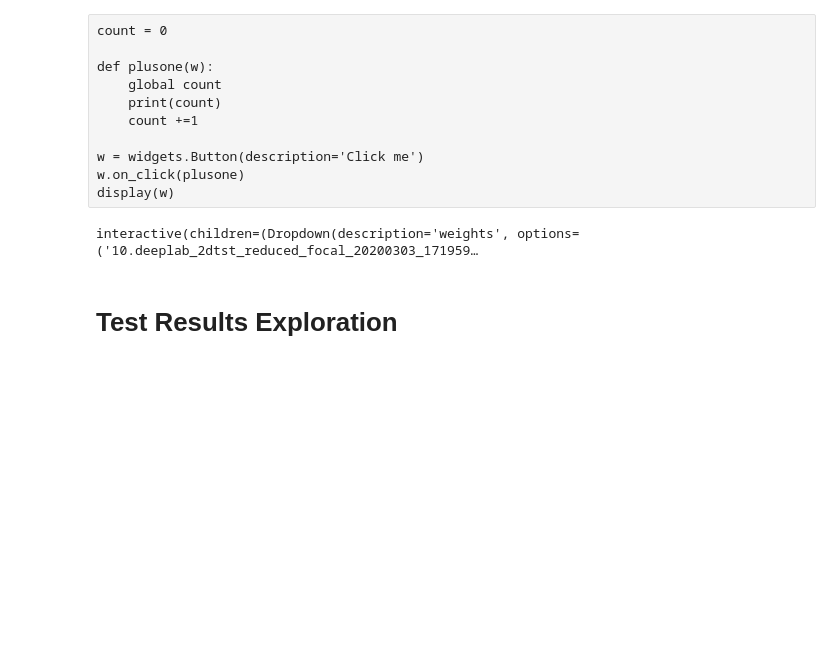
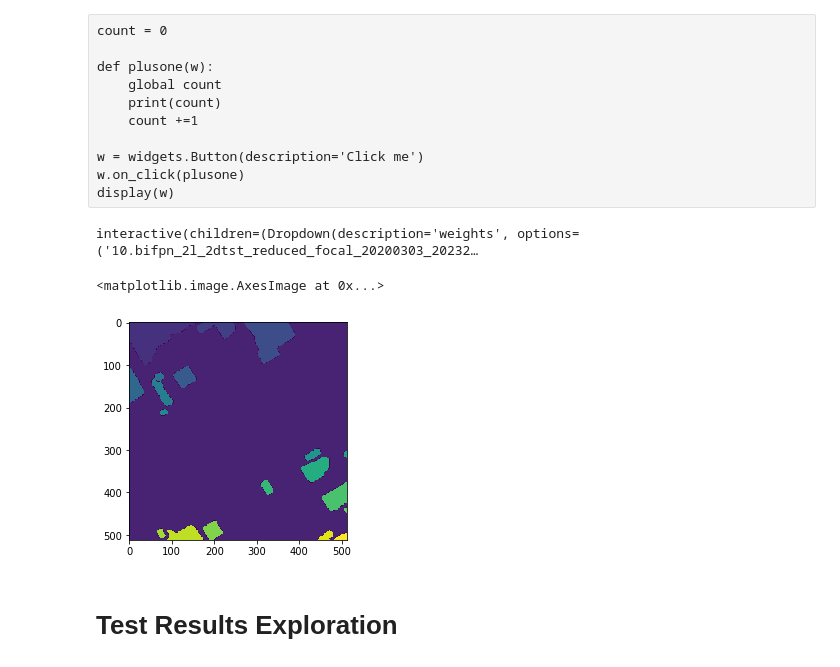
Before and after one commit to bonlime/opencities, a Jupyter notebook: 3. Results Exploration.ipynb, the cells around one changed output. Saved outputs shown, nothing was run; the diff lists cells and outputs as text; code cells hidden in the pictures; blank space fills up the shorter version.

```diff
--- a/3. Results Exploration.ipynb
+++ b/3. Results Exploration.ipynb
@@ -81,16 +97,20 @@ TEST_LOADER = iter(test_loader)
 _, IMGS , _ = next(TEST_LOADER)
 MASKS = torch.zeros_like(IMGS)
 IMGS, MASKS = IMGS.cuda(), MASKS.cuda()
+# %%
+SINGLE_IMG, SINGLE_PRED = None, None
 # %%
 @interact(
     weights=sorted(os.listdir("logs/")),
     N=widgets.IntSlider(min=0, max=BS-1, continuous_update=True),
     thr=widgets.FloatSlider(0.5, min=0.2, max=0.8, step=0.1, continuous_update=False),
 )
-def foo(weights=None, N=0, thr=0.5, adaptive_thr=False, use_tta=False):
+def foo(weights=None, N=0, thr=0.5, adaptive_thr=False, use_tta=False, equilize=False, detect_edges=False, watershed=False, overlay_pred=False):
     global PREV_WEIGHTS
     global PREDS
     global PREDS_TTA
+    global SINGLE_IMG
+    global SINGLE_PRED
 #     global PREV_IMGS_MASKS_PREDS
 
     if weights is None:
@@ -104,7 +124,7 @@ def foo(weights=None, N=0, thr=0.5, adaptive_thr=False, use_tta=False):
         model = MODEL_FROM_NAME[config["segm_arch"]](config["arch"], **config.get("model_params", {})).cuda()
         model.load_state_dict(torch.load(log_path + 'model.chpn')["state_dict"], strict=False)
         model.eval()
-        tta_model = pt.tta_wrapper.TTA(model, segm=True, h_flip=True, rotation=[90], merge="gmean", activation="sigmoid")
+        tta_model = pt.tta_wrapper.TTA(model, segm=True, h_flip=True, rotation=[90], merge="mean", activation="sigmoid")
         with torch.no_grad():
             PREDS = model(IMGS).cpu().detach().sigmoid()
             PREDS_TTA = tta_model(IMGS).cpu().detach()#.sigmoid()
@@ -113,10 +133,16 @@ def foo(weights=None, N=0, thr=0.5, adaptive_thr=False, use_tta=False):
 
     img = to_numpy(IMGS[N]).swapaxes(0, 2)
     img = np.clip((img * STD + MEAN), 0, 1)
+    if equilize:
+        img = albu.Equalize(always_apply=True, by_channels=False)(image=(img * 255).astype(np.uint8))["image"] / 255
+
     mask = to_numpy(MASKS[N]).swapaxes(0, 2)
     mask[:, :, :2] = (mask[:, :, :2] + 1) * 0.5
     P = PREDS_TTA if use_tta else PREDS
     pred = np.repeat(to_numpy(P[N]), 3, 0).swapaxes(0, 2)
+    if detect_edges:
+        img = auto_canny(img, fixed_thr=True, sigma=0.5)
+        pred = auto_canny(pred, fixed_thr=True)
     thr_mask = (pred > thr).astype(np.uint8)
     if adaptive_thr:
         thr_mask = cv2.threshold(
@@ -130,12 +156,40 @@ def foo(weights=None, N=0, thr=0.5, adaptive_thr=False, use_tta=False):
     score = jaccard_score(mask[:,:, 2], thr_mask[:,:,2], average="micro")
     if mask[:,:, 2].sum() == 0 and thr_mask[:,:,2].sum() == 0:
         score = 1
+    if watershed:
+        img, pred = watershed(img, pred)
+    if overlay_pred:
+        img[thr_mask == 1] = 1
     stacked = np.hstack([img, mask, pred, thr_mask])
     plt.figure(figsize=(32,8))
     plt.imshow(stacked, cmap="gray")
     plt.title(f"Jaccard={score:.3f}")
     plt.axis("off")
+    SINGLE_IMG = img
+    SINGLE_PRED = pred
 # %% [output]
-interactive(children=(Dropdown(description='weights', options=('10.deeplab_2dtst_reduced_focal_20200303_171959…
+interactive(children=(Dropdown(description='weights', options=('10.bifpn_2l_2dtst_reduced_focal_20200303_20232…
+# %%
+
+def watershed(image, pred):
+    image = (image * 255).astype(np.uint8)
+#     image = cv2.GaussianBlur(image, (11, 11), 3)
+    smooth_image = cv2.pyrMeanShiftFiltering(image, 21, 51)
+    kernel = np.ones((5,5),np.uint8)
+    sure_bg = (pred[:, :, 0] < 0.15).astype(np.uint8)
+    sure_fg = cv2.morphologyEx((pred[:,:,0] > 0.5).astype(np.uint8), cv2.MORPH_ERODE, kernel)
+    unknown = np.logical_not(np.logical_xor(sure_bg, sure_fg))
+    ret, markers = cv2.connectedComponents(sure_fg)
+    markers = markers+1
+    markers[unknown] = 0
+#     markers = cv2.watershed(image.astype(np.uint8), markers)
+    markers = cv2.watershed((pred * 255).astype(np.uint8), markers)
+#     image[markers == -1] = [255,0,0]
+    return markers
+
+plt.imshow(watershed(SINGLE_IMG, SINGLE_PRED))
+# %% [output]
+<matplotlib.image.AxesImage at 0x...>
+[figure, added]
 # %% [markdown]
 # Test Results Exploration
```
Also changed, not shown: parts of 1 cell of this notebook, 8 other files.
